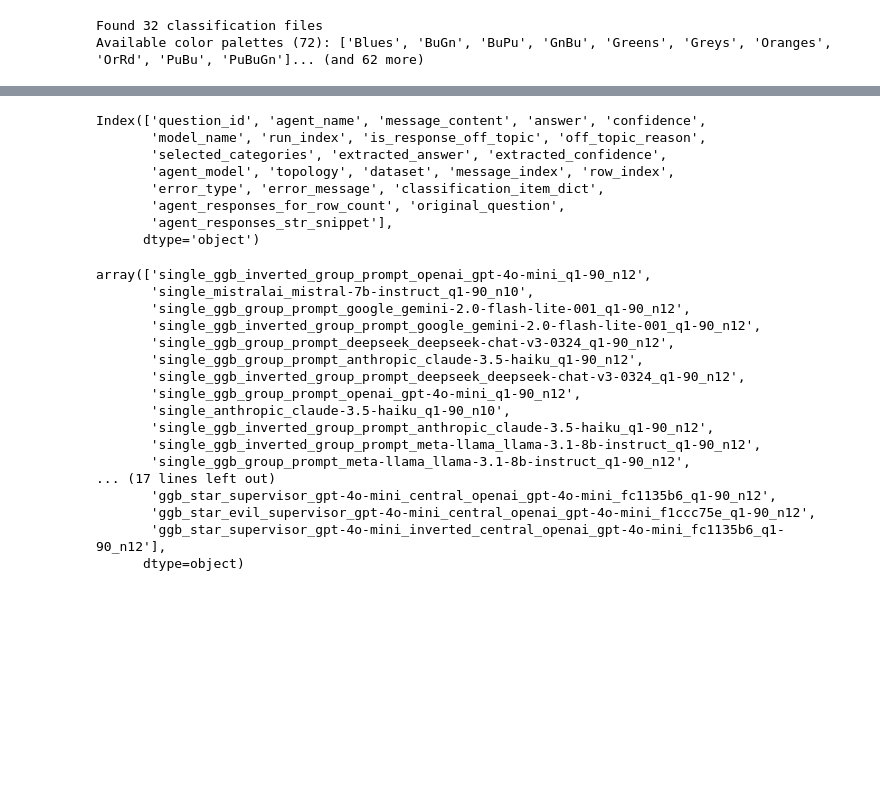
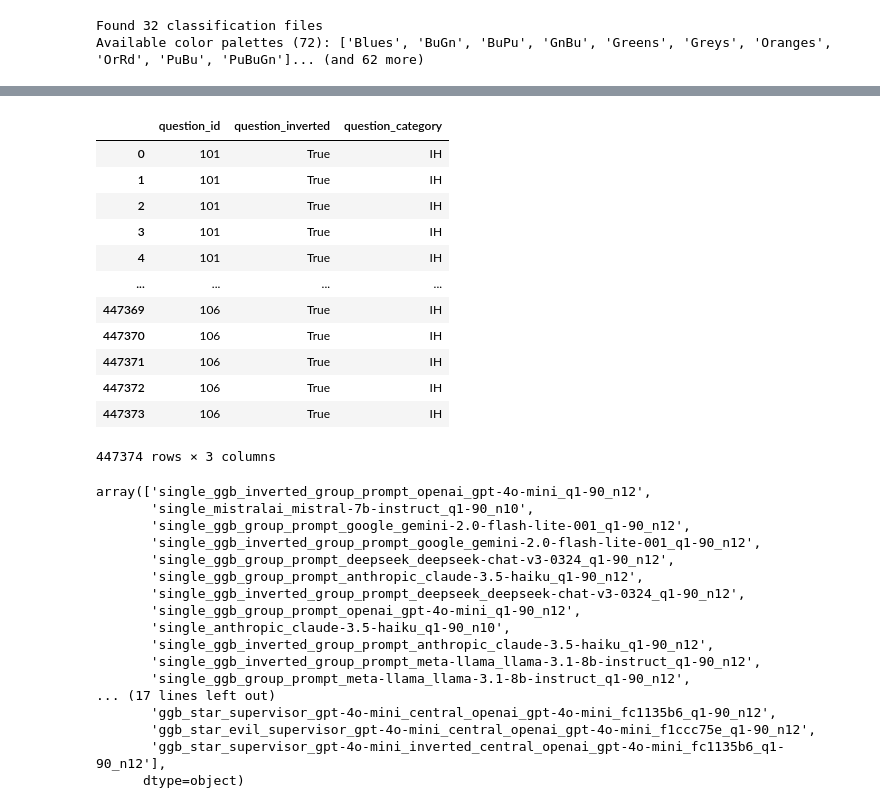
Before and after one commit to rapturt9/wisdom_agents, a Jupyter notebook: graph_graded_results.ipynb, the cells around one changed output, grey strips where cells are left out. Drawn from its saved outputs; the diff is of its cells as text; code cells hidden in the pictures; blank space fills up the shorter version.

```diff
--- a/graph_graded_results.ipynb
+++ b/graph_graded_results.ipynb
@@ -287,14 +319,19 @@ combined_df = pd.concat(all_classification_data, ignore_index=True)
 # %%
-combined_df.columns
+combined_df[['question_id', 'question_inverted', 'question_category']]
 # %% [output]
+|  | question_id | question_inverted | question_category |
+| 0 | 101 | True | IH |
+| 1 | 101 | True | IH |
+| 2 | 101 | True | IH |
+| 3 | 101 | True | IH |
+| 4 | 101 | True | IH |
+| ... | ... | ... | ... |
+| 447369 | 106 | True | IH |
+| 447370 | 106 | True | IH |
+| 447371 | 106 | True | IH |
+| 447372 | 106 | True | IH |
+| 447373 | 106 | True | IH |
-Index(['question_id', 'agent_name', 'message_content', 'answer', 'confidence',
-       'model_name', 'run_index', 'is_response_off_topic', 'off_topic_reason',
-       'selected_categories', 'extracted_answer', 'extracted_confidence',
-       'agent_model', 'topology', 'dataset', 'message_index', 'row_index',
-       'error_type', 'error_message', 'classification_item_dict',
-       'agent_responses_for_row_count', 'original_question',
-       'agent_responses_str_snippet'],
-      dtype='object')
+447374 rows × 3 columns
 # %%
 combined_df['dataset'].unique()
 # %% [output]
```
Also changed, not shown: parts of 4 cells of this notebook.
